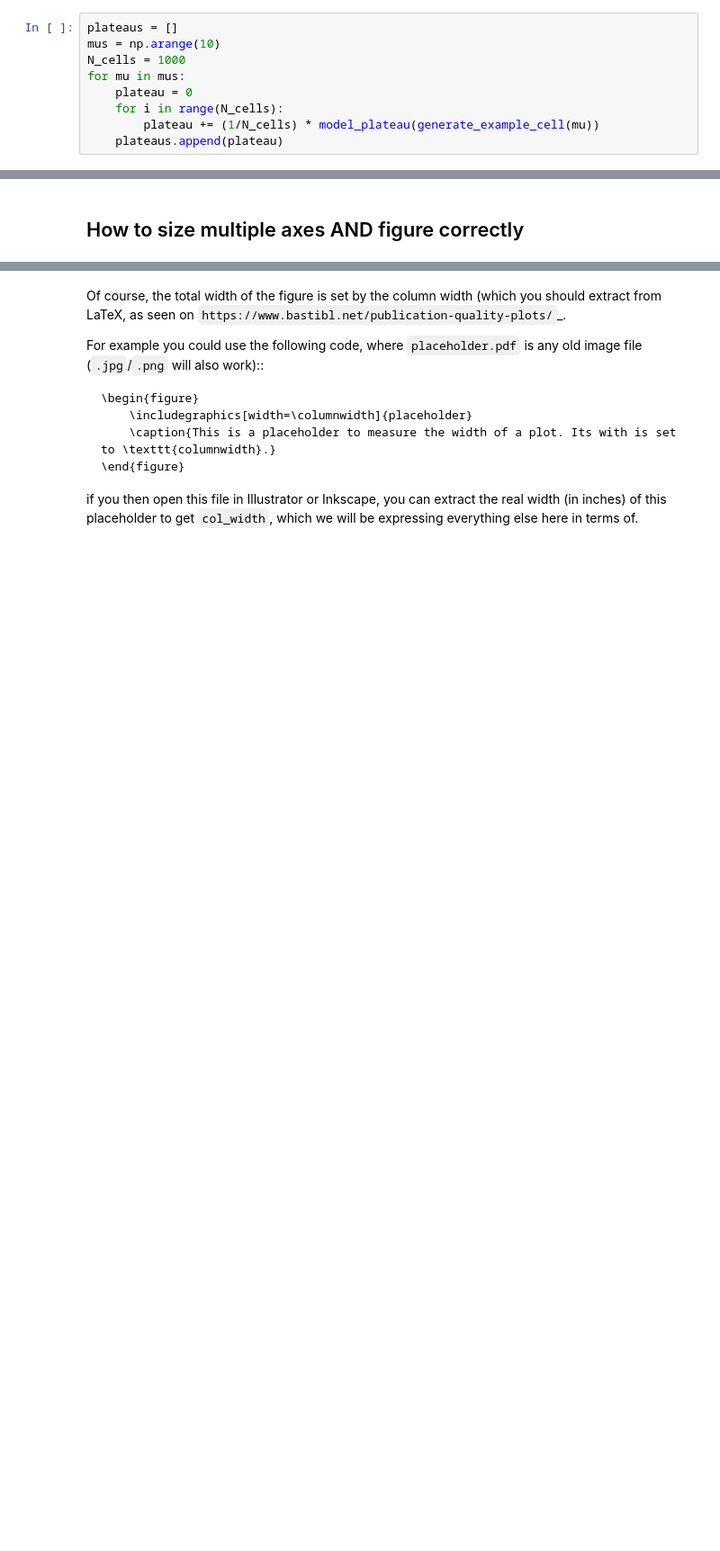
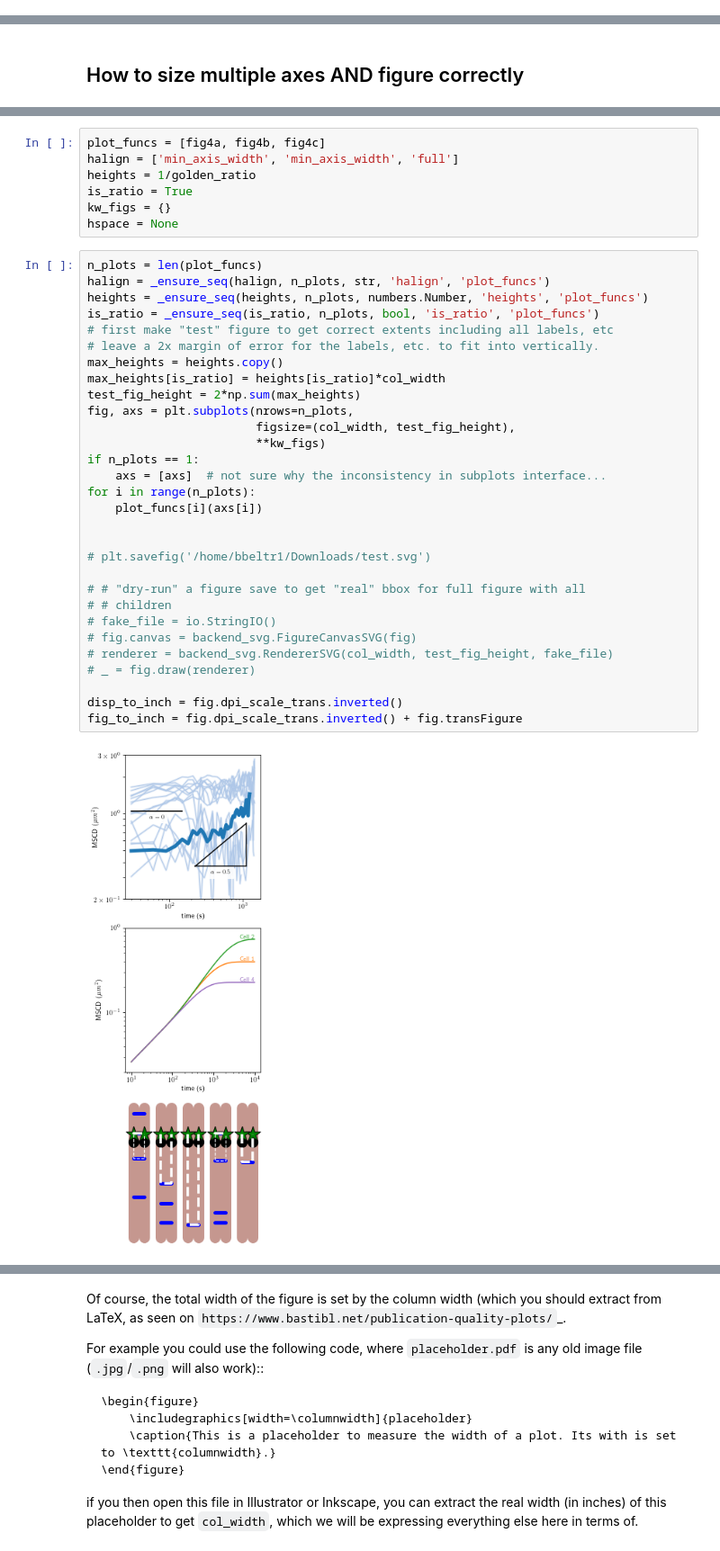
Before and after one commit to brunobeltran/multi_locus_analysis, a Jupyter notebook: doc/source/pnas-figures.ipynb, the cells around one changed output, grey strips where cells are left out. Shown at 90% size. Cells and saved outputs as stored; diff of their text form; blank space fills up the shorter version.

```diff
--- a/doc/source/pnas-figures.ipynb
+++ b/doc/source/pnas-figures.ipynb
@@ -696,9 +378,0 @@ for i, mu in enumerate(mus):
-# %%
-plateaus = []
-mus = np.arange(10)
-N_cells = 1000
-for mu in mus:
-    plateau = 0
-    for i in range(N_cells):
-        plateau += (1/N_cells) * model_plateau(generate_example_cell(mu))
-    plateaus.append(plateau)
@@ -1400,0 +1121,39 @@ plt.scatter(chr_info['Length'], chr_info['COs'])
+# %%
+plot_funcs = [fig4a, fig4b, fig4c]
+halign = ['min_axis_width', 'min_axis_width', 'full']
+heights = 1/golden_ratio
+is_ratio = True
+kw_figs = {}
+hspace = None
+# %%
+n_plots = len(plot_funcs)
+halign = _ensure_seq(halign, n_plots, str, 'halign', 'plot_funcs')
+heights = _ensure_seq(heights, n_plots, numbers.Number, 'heights', 'plot_funcs')
+is_ratio = _ensure_seq(is_ratio, n_plots, bool, 'is_ratio', 'plot_funcs')
+# first make "test" figure to get correct extents including all labels, etc
+# leave a 2x margin of error for the labels, etc. to fit into vertically.
+max_heights = heights.copy()
+max_heights[is_ratio] = heights[is_ratio]*col_width
+test_fig_height = 2*np.sum(max_heights)
+fig, axs = plt.subplots(nrows=n_plots,
+                        figsize=(col_width, test_fig_height),
+                        **kw_figs)
+if n_plots == 1:
+    axs = [axs]  # not sure why the inconsistency in subplots interface...
+for i in range(n_plots):
+    plot_funcs[i](axs[i])
+
+
+# plt.savefig('/home/bbeltr1/Downloads/test.svg')
+
+# # "dry-run" a figure save to get "real" bbox for full figure with all
+# # children
+# fake_file = io.StringIO()
+# fig.canvas = backend_svg.FigureCanvasSVG(fig)
+# renderer = backend_svg.RendererSVG(col_width, test_fig_height, fake_file)
+# _ = fig.draw(renderer)
+
+disp_to_inch = fig.dpi_scale_trans.inverted()
+fig_to_inch = fig.dpi_scale_trans.inverted() + fig.transFigure
+# %% [output]
+[figure, added]
```
Also changed, not shown: parts of 68 cells of this notebook, 12 other files.
